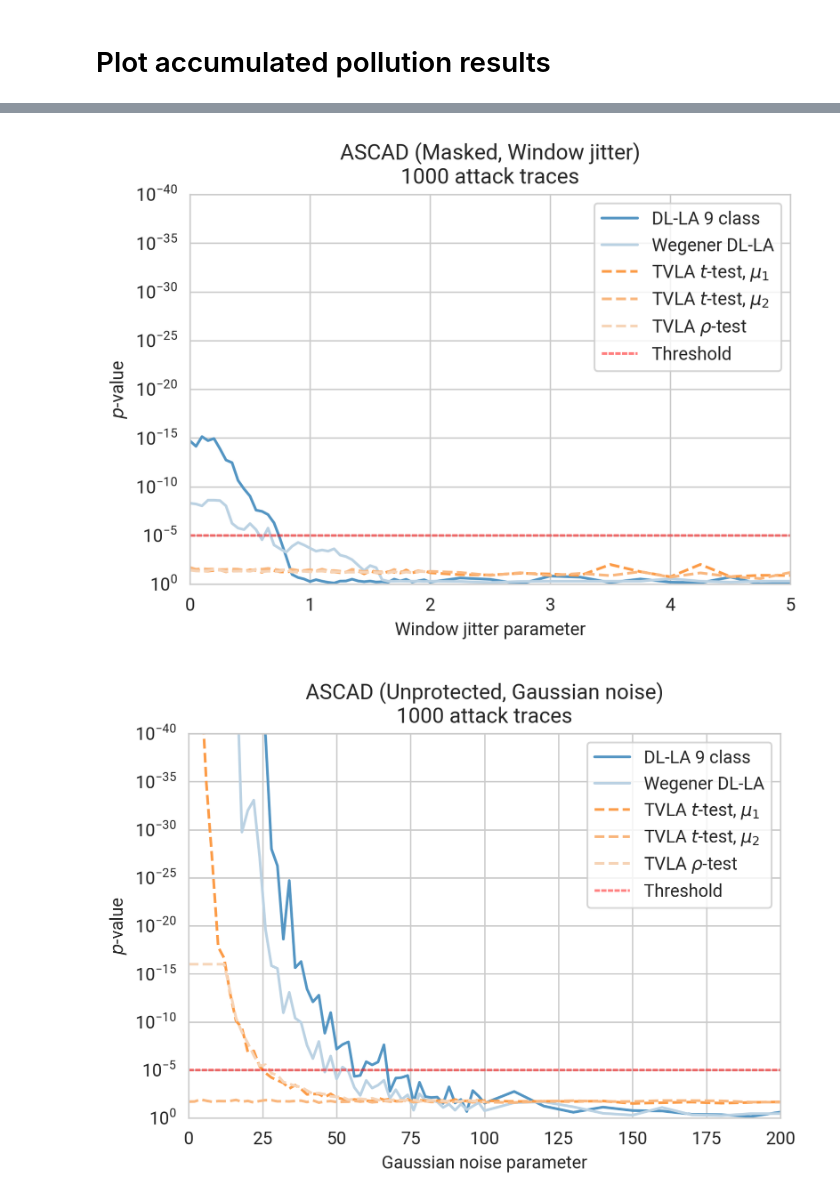
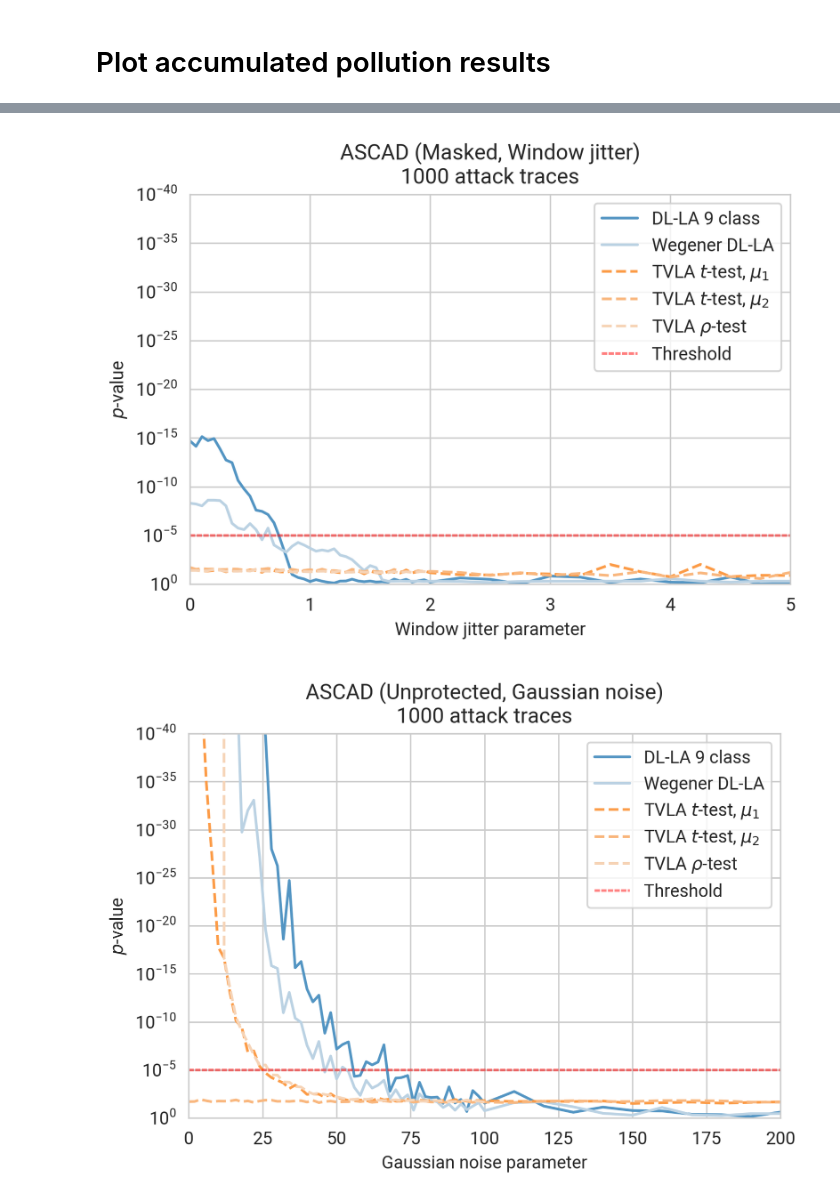
Before and after one commit to ccberg/LA, a Jupyter notebook: books/3-performance/noise/3-plot.ipynb, the cells around one changed output, grey strips where cells are left out. Saved outputs shown, nothing was run; the diff lists cells and outputs as text; code cells hidden in the pictures.

```diff
--- a/books/3-performance/noise/3-plot.ipynb
+++ b/books/3-performance/noise/3-plot.ipynb
@@ -88,34 +88,31 @@ def plot(db: Database, poll_type: PollutionType):
             method_group = gdf.get_group(method)
             med = method_group.groupby(df.param).median()
             pvs = med.p
-            if method == 'tvla_rho':
-                pvs = np.where(pvs == 0, 10 ** -16, pvs)
-
             sns.lineplot(x=med.param, y=pvs, label=label, color=color, linestyle=style)
 
     x_max, y_max = LIMITS[db][poll_type]
     xlim, ylim = (0, x_max), (1, y_max)
     len_axis = xlim[1] + 1
 
     t_line = [10 ** -5] * len_axis
     g = sns.lineplot(data={"Threshold": t_line}, palette=[THRESHOLD_COLOR], dashes=[(2, .5)])
     g.set(yscale="log",
           ylim=ylim,
           xlim=xlim,
           xlabel=f"{POLL_NAMES[poll_type]} parameter",
           ylabel="$p$-value",
           title=get_title(db, poll_type))
 
     store_sns(g, f"pollution-results-{db.name}-{poll_type.name}")
     plt.show(block=False)
 
 def plot_all():
     for db in [Database.ascad, Database.ascad_none, Database.aisy]:
         for poll_type in [PollutionType.gauss, PollutionType.desync]:
             plot(db, poll_type)
 
 plot_all()
 # %% [output]
 [figure]
 [figure]
-[figure, old version]
+[figure, new version]
```
Also changed, not shown: parts of 1 cell of this notebook, 4 other files.
